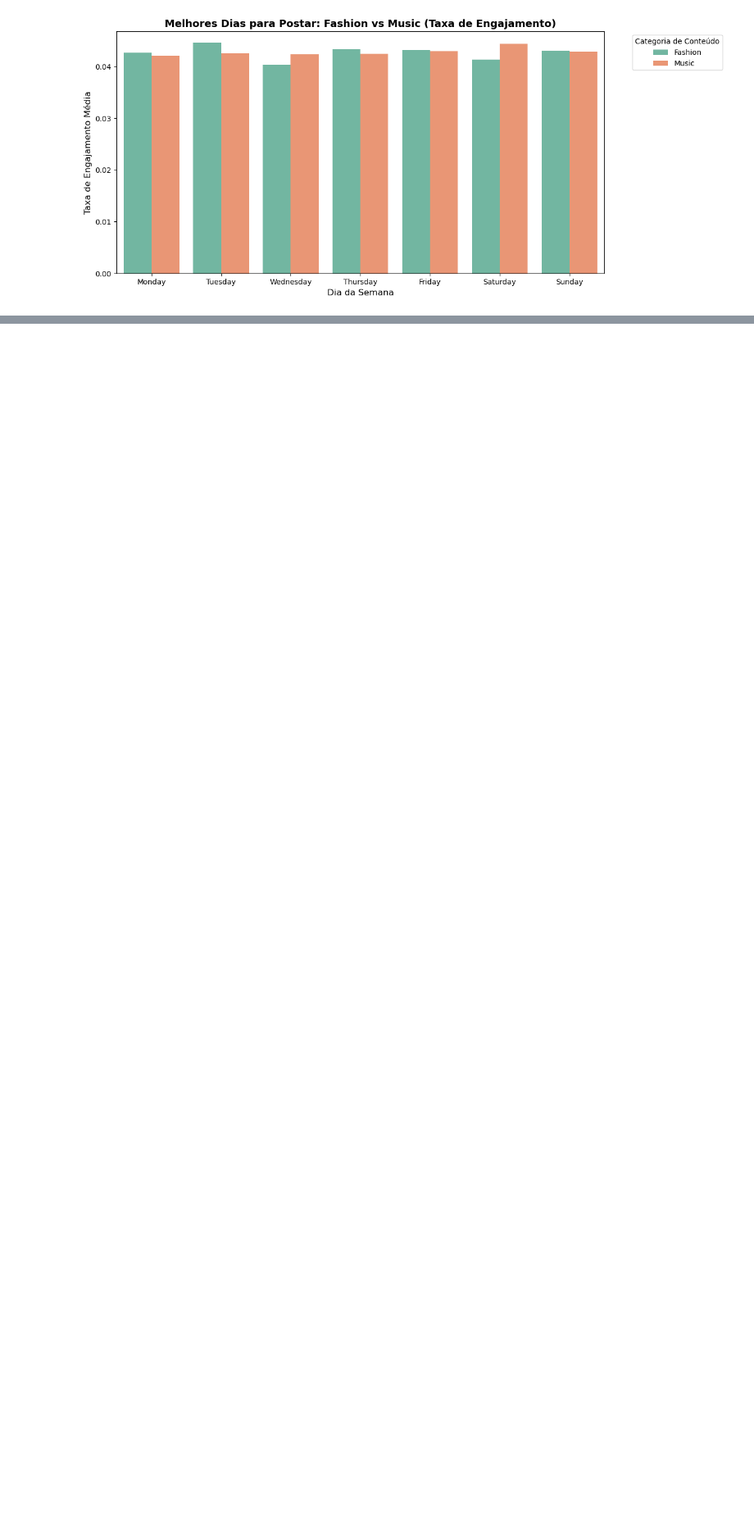
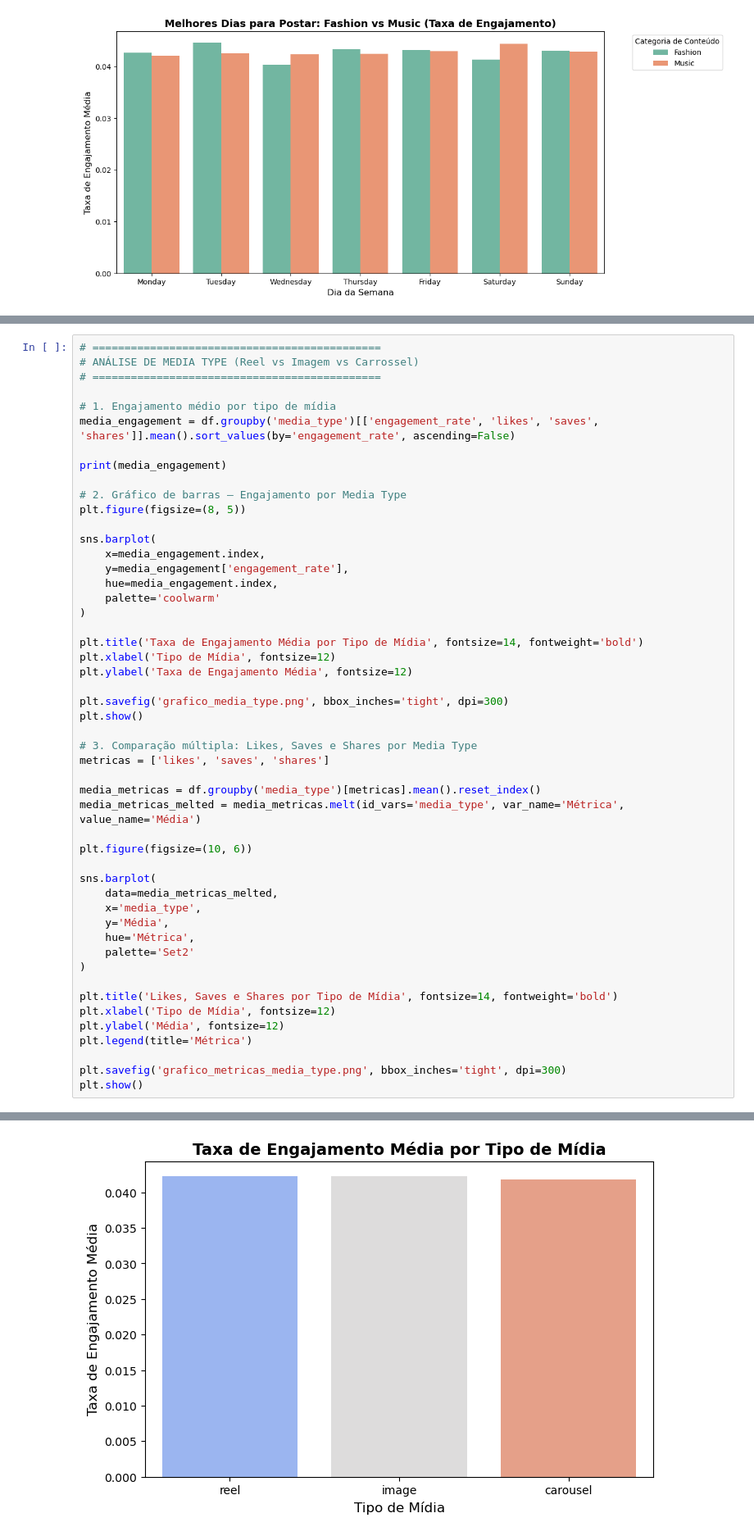
Before and after one commit to pedrobittencourtdev/instagram-analytics, a Jupyter notebook: SocialMediaDataAnalysis.ipynb, the cells around one changed output, grey strips where cells are left out. Shown at 82% size. Drawn from its saved outputs; the diff is of its cells as text; blank space fills up the shorter version.

```diff
--- a/SocialMediaDataAnalysis.ipynb
+++ b/SocialMediaDataAnalysis.ipynb
@@ -248,0 +324,51 @@ plt.show()
+# %%
+# =============================================
+# ANÁLISE DE MEDIA TYPE (Reel vs Imagem vs Carrossel)
+# =============================================
+
+# 1. Engajamento médio por tipo de mídia
+media_engagement = df.groupby('media_type')[['engagement_rate', 'likes', 'saves', 'shares']].mean().sort_values(by='engagement_rate', ascending=False)
+
+print(media_engagement)
+
+# 2. Gráfico de barras — Engajamento por Media Type
+plt.figure(figsize=(8, 5))
+
+sns.barplot(
+    x=media_engagement.index,
+    y=media_engagement['engagement_rate'],
+    hue=media_engagement.index,
+    palette='coolwarm'
+)
+
+plt.title('Taxa de Engajamento Média por Tipo de Mídia', fontsize=14, fontweight='bold')
+plt.xlabel('Tipo de Mídia', fontsize=12)
+plt.ylabel('Taxa de Engajamento Média', fontsize=12)
+
+plt.savefig('grafico_media_type.png', bbox_inches='tight', dpi=300)
+plt.show()
+
+# 3. Comparação múltipla: Likes, Saves e Shares por Media Type
+metricas = ['likes', 'saves', 'shares']
+
+media_metricas = df.groupby('media_type')[metricas].mean().reset_index()
+media_metricas_melted = media_metricas.melt(id_vars='media_type', var_name='Métrica', value_name='Média')
+
+plt.figure(figsize=(10, 6))
+
+sns.barplot(
+    data=media_metricas_melted,
+    x='media_type',
+    y='Média',
+    hue='Métrica',
+    palette='Set2'
+)
+
+plt.title('Likes, Saves e Shares por Tipo de Mídia', fontsize=14, fontweight='bold')
+plt.xlabel('Tipo de Mídia', fontsize=12)
+plt.ylabel('Média', fontsize=12)
+plt.legend(title='Métrica')
+
+plt.savefig('grafico_metricas_media_type.png', bbox_inches='tight', dpi=300)
+plt.show()
+# %% [output]
@@ -248,0 +380 @@ plt.show()
+[figure, added]
```
Also changed, not shown: parts of 13 cells of this notebook, 3 other files.
